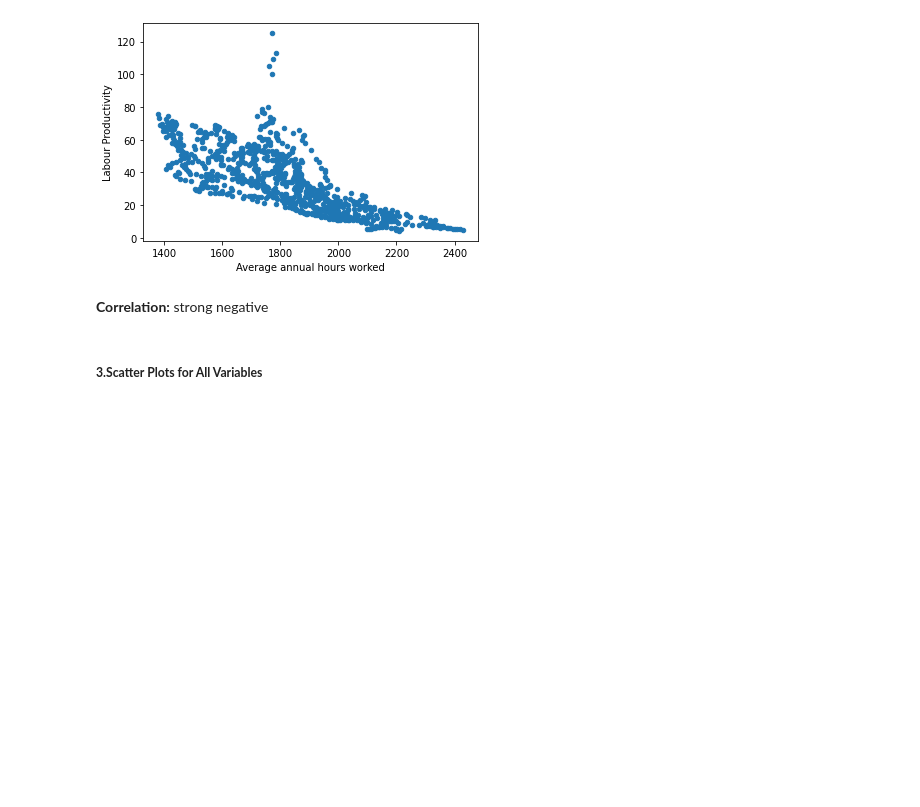
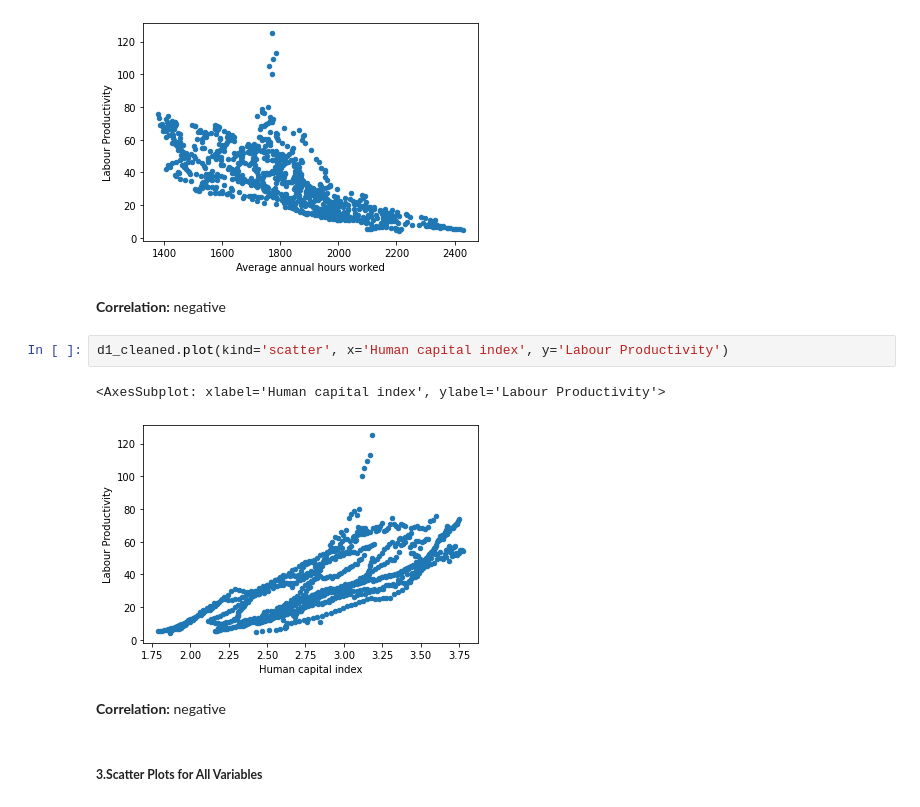
Before and after one commit to ubco-W2022T1-cosc301/project-group17, a Jupyter notebook: notebooks/analysis3.ipynb, the cells around one changed output. Drawn from its saved outputs; the diff is of its cells as text; blank space fills up the shorter version.

```diff
--- a/notebooks/analysis3.ipynb
+++ b/notebooks/analysis3.ipynb
@@ -388,7 +399,14 @@ d1_cleaned.plot(kind='scatter', x='Average annual hours worked', y='Labour Produ
 <AxesSubplot: xlabel='Average annual hours worked', ylabel='Labour Productivity'>
 [figure]
 # %% [markdown]
-**Correlation:** strong negative
+**Correlation:** negative
+# %%
+d1_cleaned.plot(kind='scatter', x='Human capital index', y='Labour Productivity')
+# %% [output]
+<AxesSubplot: xlabel='Human capital index', ylabel='Labour Productivity'>
+[figure, added]
+# %% [markdown]
+**Correlation:** negative
 # %% [markdown]
 ##### **3.Scatter Plots for All Variables**
 # %% [markdown]
```
Also changed, not shown: parts of 23 cells of this notebook, 1 other file.
